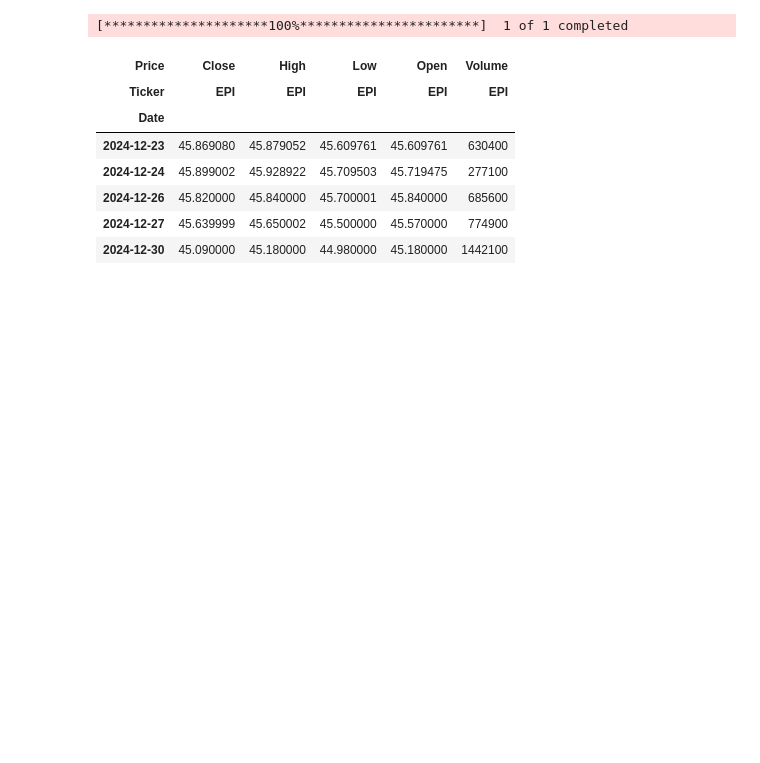
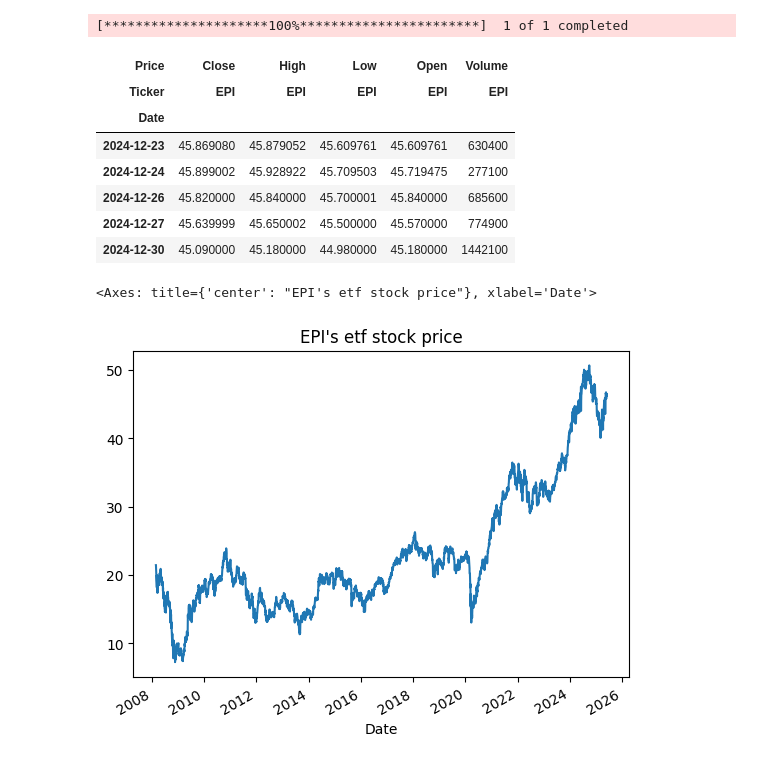
Before and after one commit to nathadriele/stock-markets-analytics-zoomcamp, a Jupyter notebook: 01-intro-and-data-sources/hw-intro.ipynb, the cells around one changed output. Cells and saved outputs as stored; diff of their text form; code cells hidden in the pictures; blank space fills up the shorter version.

```diff
--- a/01-intro-and-data-sources/hw-intro.ipynb
+++ b/01-intro-and-data-sources/hw-intro.ipynb
@@ -387,3 +387,8 @@ epi_etf_daily2[epi_etf_daily2.index>='2024-12-23'].head()
 | 2024-12-26 | 45.820000 | 45.840000 | 45.700001 | 45.840000 | 685600 |
 | 2024-12-27 | 45.639999 | 45.650002 | 45.500000 | 45.570000 | 774900 |
 | 2024-12-30 | 45.090000 | 45.180000 | 44.980000 | 45.180000 | 1442100 |
+# %%
+epi_etf_daily['Close'].plot(title="EPI's etf stock price")
+# %% [output]
+<Axes: title={'center': "EPI's etf stock price"}, xlabel='Date'>
+[figure, added]
```
Also changed, not shown: parts of 1 cell of this notebook.
